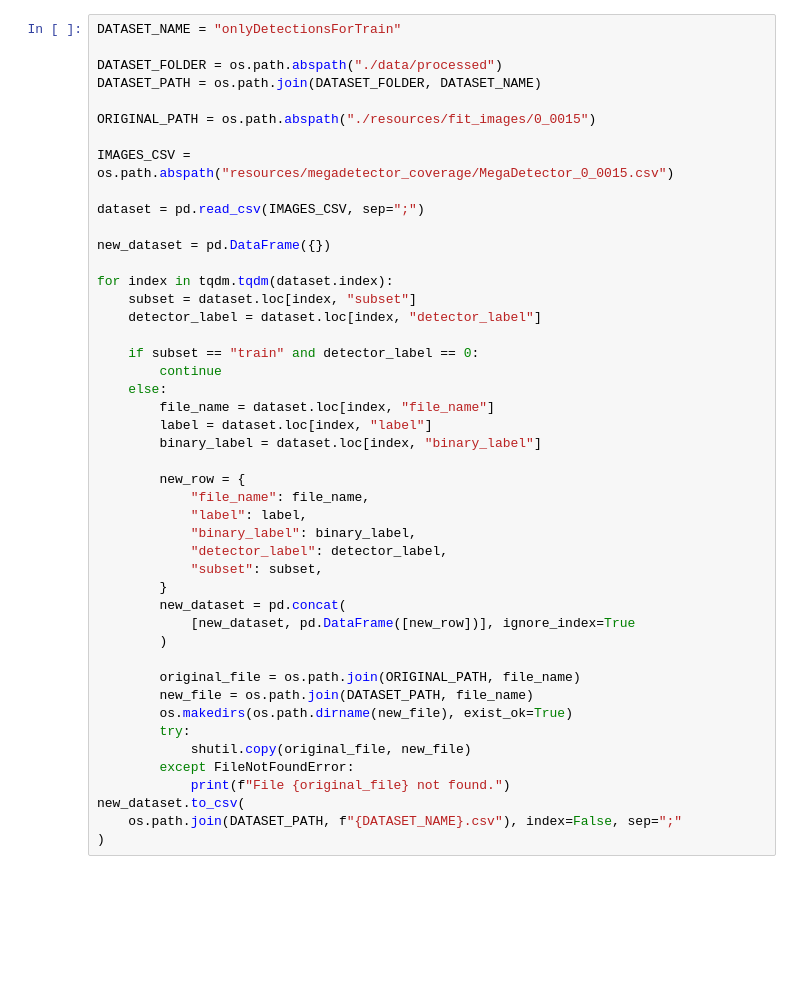
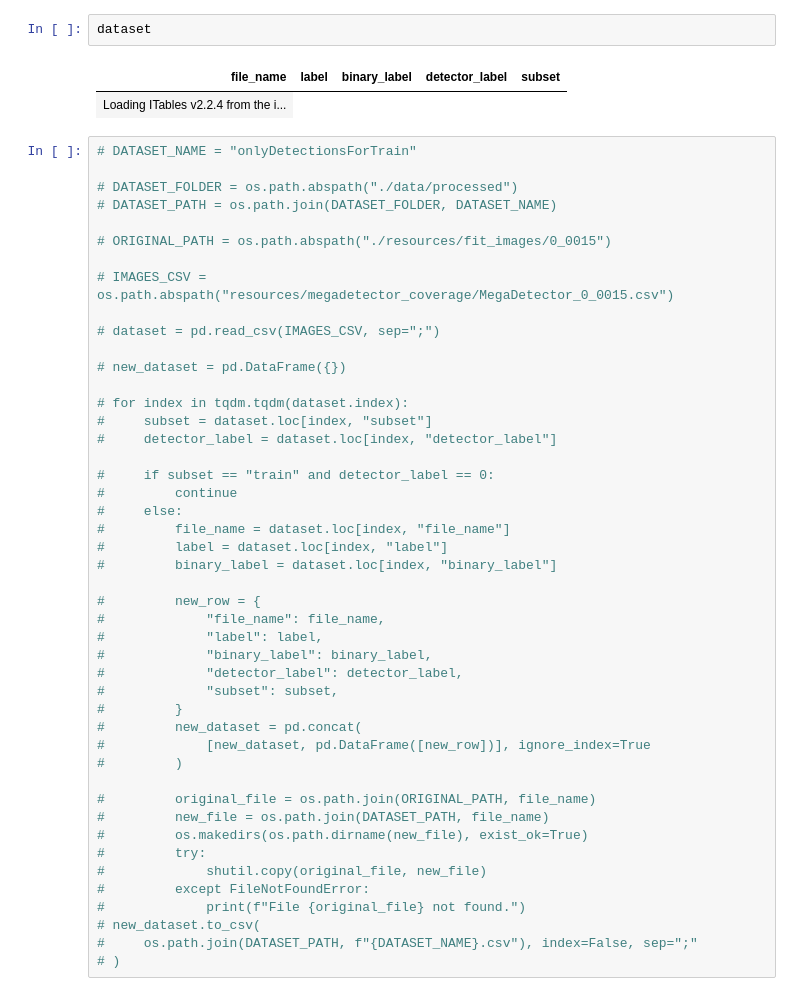
Before and after one commit to byLiTTo/MegaClassifier, a Jupyter notebook: 05_a_CreateDatasets.ipynb, the cells around one changed output. Cells and saved outputs as stored; diff of their text form; blank space fills up the shorter version.

```diff
--- a/05_a_CreateDatasets.ipynb
+++ b/05_a_CreateDatasets.ipynb
@@ -20,47 +171,52 @@ os.environ["PYTHONPATH"] = python_path
+# %%
+dataset
+# %% [output]
+| file_name | label | binary_label | detector_label | subset |
+| Loading ITables v2.2.4 from the i... |
 # %%
-DATASET_NAME = "onlyDetectionsForTrain"
+# DATASET_NAME = "onlyDetectionsForTrain"
 
-DATASET_FOLDER = os.path.abspath("./data/processed")
-DATASET_PATH = os.path.join(DATASET_FOLDER, DATASET_NAME)
+# DATASET_FOLDER = os.path.abspath("./data/processed")
+# DATASET_PATH = os.path.join(DATASET_FOLDER, DATASET_NAME)
 
-ORIGINAL_PATH = os.path.abspath("./resources/fit_images/0_0015")
+# ORIGINAL_PATH = os.path.abspath("./resources/fit_images/0_0015")
 
-IMAGES_CSV = os.path.abspath("resources/megadetector_coverage/MegaDetector_0_0015.csv")
+# IMAGES_CSV = os.path.abspath("resources/megadetector_coverage/MegaDetector_0_0015.csv")
 
-dataset = pd.read_csv(IMAGES_CSV, sep=";")
+# dataset = pd.read_csv(IMAGES_CSV, sep=";")
 
-new_dataset = pd.DataFrame({})
+# new_dataset = pd.DataFrame({})
 
-for index in tqdm.tqdm(dataset.index):
-    subset = dataset.loc[index, "subset"]
-    detector_label = dataset.loc[index, "detector_label"]
+# for index in tqdm.tqdm(dataset.index):
+#     subset = dataset.loc[index, "subset"]
+#     detector_label = dataset.loc[index, "detector_label"]
 
-    if subset == "train" and detector_label == 0:
-        continue
-    else:
-        file_name = dataset.loc[index, "file_name"]
-        label = dataset.loc[index, "label"]
-        binary_label = dataset.loc[index, "binary_label"]
+#     if subset == "train" and detector_label == 0:
+#         continue
+#     else:
+#         file_name = dataset.loc[index, "file_name"]
+#         label = dataset.loc[index, "label"]
+#         binary_label = dataset.loc[index, "binary_label"]
 
-        new_row = {
-            "file_name": file_name,
-            "label": label,
-            "binary_label": binary_label,
-            "detector_label": detector_label,
-            "subset": subset,
-        }
-        new_dataset = pd.concat(
-            [new_dataset, pd.DataFrame([new_row])], ignore_index=True
-        )
+#         new_row = {
+#             "file_name": file_name,
+#             "label": label,
+#             "binary_label": binary_label,
+#             "detector_label": detector_label,
+#             "subset": subset,
+#         }
+#         new_dataset = pd.concat(
+#             [new_dataset, pd.DataFrame([new_row])], ignore_index=True
+#         )
 
-        original_file = os.path.join(ORIGINAL_PATH, file_name)
-        new_file = os.path.join(DATASET_PATH, file_name)
-        os.makedirs(os.path.dirname(new_file), exist_ok=True)
-        try:
-            shutil.copy(original_file, new_file)
-        except FileNotFoundError:
-            print(f"File {original_file} not found.")
-new_dataset.to_csv(
-    os.path.join(DATASET_PATH, f"{DATASET_NAME}.csv"), index=False, sep=";"
-)
+#         original_file = os.path.join(ORIGINAL_PATH, file_name)
+#         new_file = os.path.join(DATASET_PATH, file_name)
+#         os.makedirs(os.path.dirname(new_file), exist_ok=True)
+#         try:
+#             shutil.copy(original_file, new_file)
+#         except FileNotFoundError:
+#             print(f"File {original_file} not found.")
+# new_dataset.to_csv(
+#     os.path.join(DATASET_PATH, f"{DATASET_NAME}.csv"), index=False, sep=";"
+# )
 # %%
```
Also changed, not shown: parts of 4 cells of this notebook, 12 other files.
